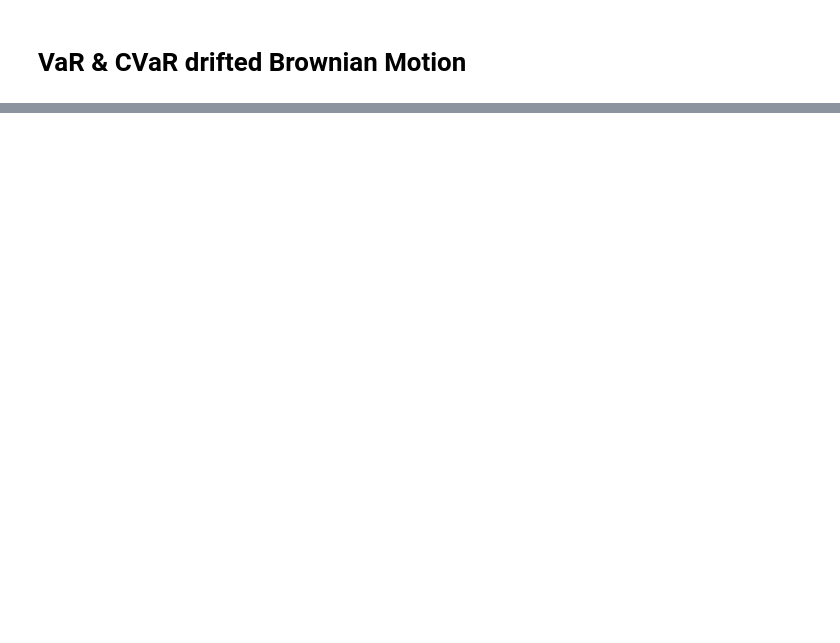
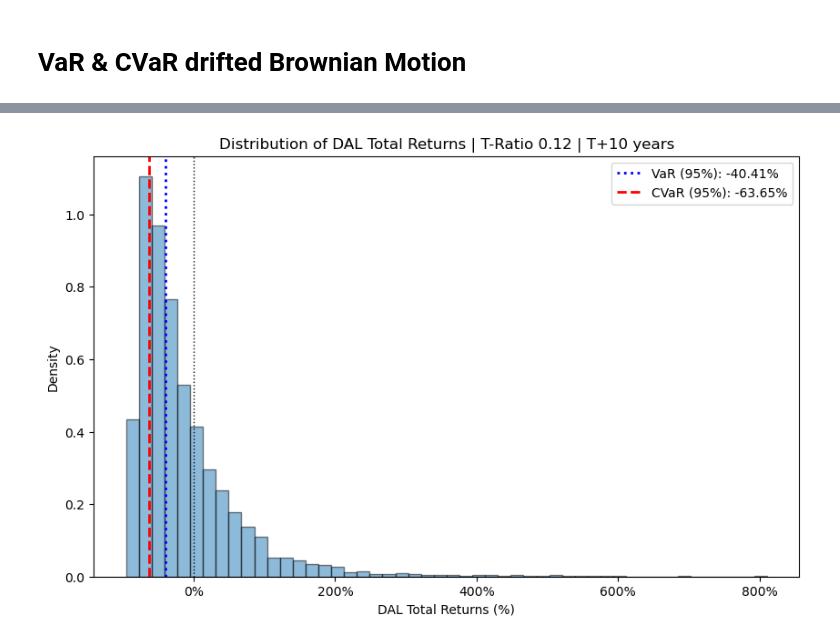
Before and after one commit to lbsm2017/ml_stocks_direction, a Jupyter notebook: var_cvar_drift.ipynb, the cells around one changed output, grey strips where cells are left out. Cells and saved outputs as stored; diff of their text form; code cells hidden in the pictures; blank space fills up the shorter version.

```diff
--- a/var_cvar_drift.ipynb
+++ b/var_cvar_drift.ipynb
@@ -247,0 +246,32 @@ plt.show()
+# %%
+# Calculate the total returns
+total_returns = (simulations[:, -1] - simulations[:, 0]) / simulations[:, 0]
+total_returns = total_returns.flatten()  # Convert to percentages
+
+VaR_cf = var_cornishfisher(total_returns, level=5)  # Convert to percentages
+CVaR = -total_returns[total_returns <= -VaR_cf].mean()
+
+# Plot the distribution of total returns
+plt.figure(figsize=(10, 6))
+plt.hist(total_returns, bins=50, density=True, edgecolor='k', alpha=0.5)
+plt.xlabel(f'{stock_symb} Total Returns (%)')
+plt.ylabel('Density')
+plt.title(f'Distribution of {stock_symb} Total Returns | T-Ratio {t_ratio} | T+{num_years} years')
+
+# Format x-axis as percentage
+plt.gca().set_xticklabels(['{:.0f}%'.format(x*100) for x in plt.gca().get_xticks()])
+
+# Plot vertical lines for Cornish-Fisher VaR and CVaR
+plt.axvline(-VaR_cf, color='blue', linestyle='dotted', linewidth=2, label=f'VaR (95%): {-VaR_cf*100:.2f}%')
+plt.axvline(-CVaR, color='red', linestyle='--', linewidth=2, label=f'CVaR (95%): {-CVaR*100:.2f}%')
+
+# Plot vertical dotted line at 0.0
+plt.axvline(0.0, color='black', linestyle='dotted', linewidth=1)
+
+# Add legend
+plt.legend()
+
+# Show the plot
+plt.show()
+# %% [output]
+[figure, added]
```
Also changed, not shown: parts of 4 cells of this notebook, 1 other file.
